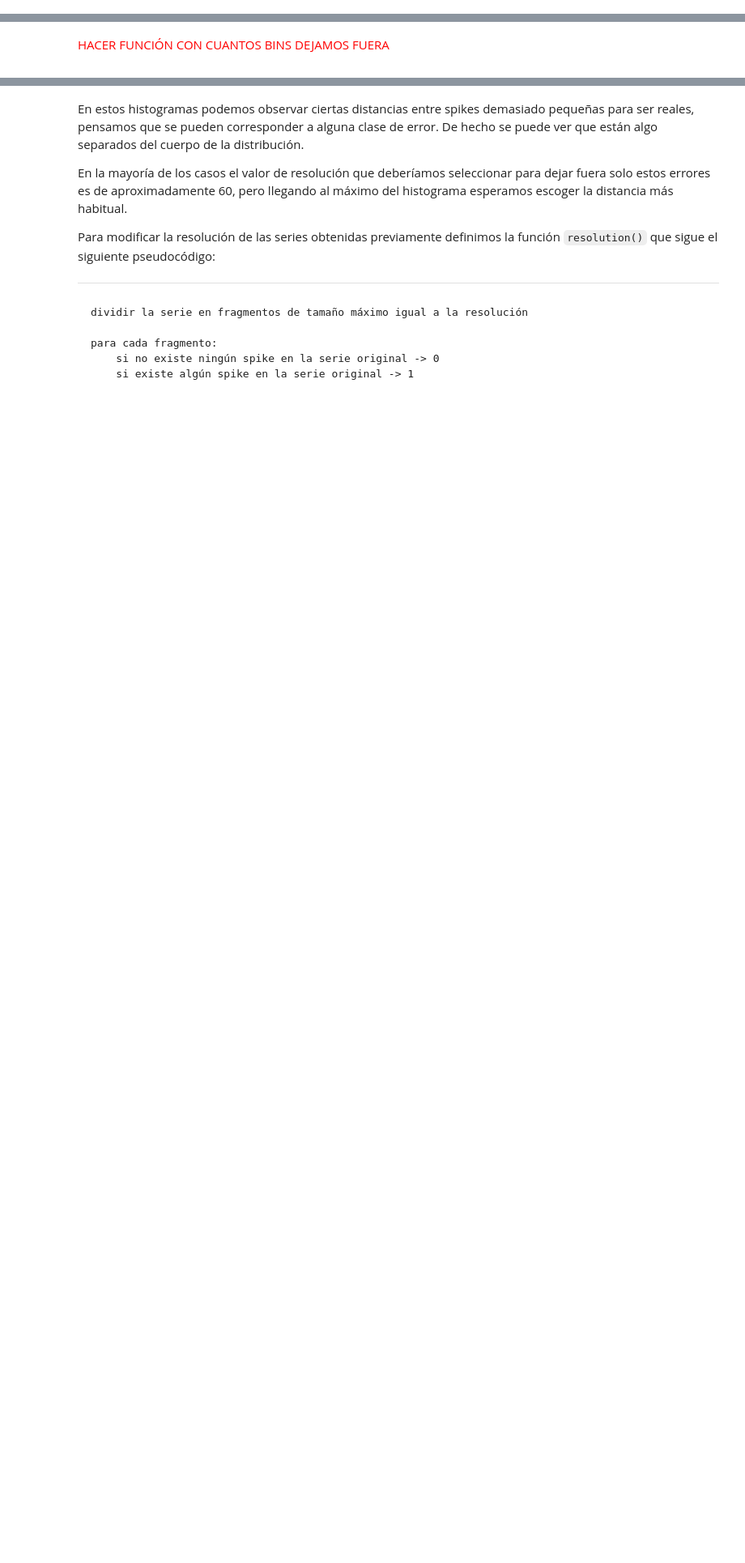
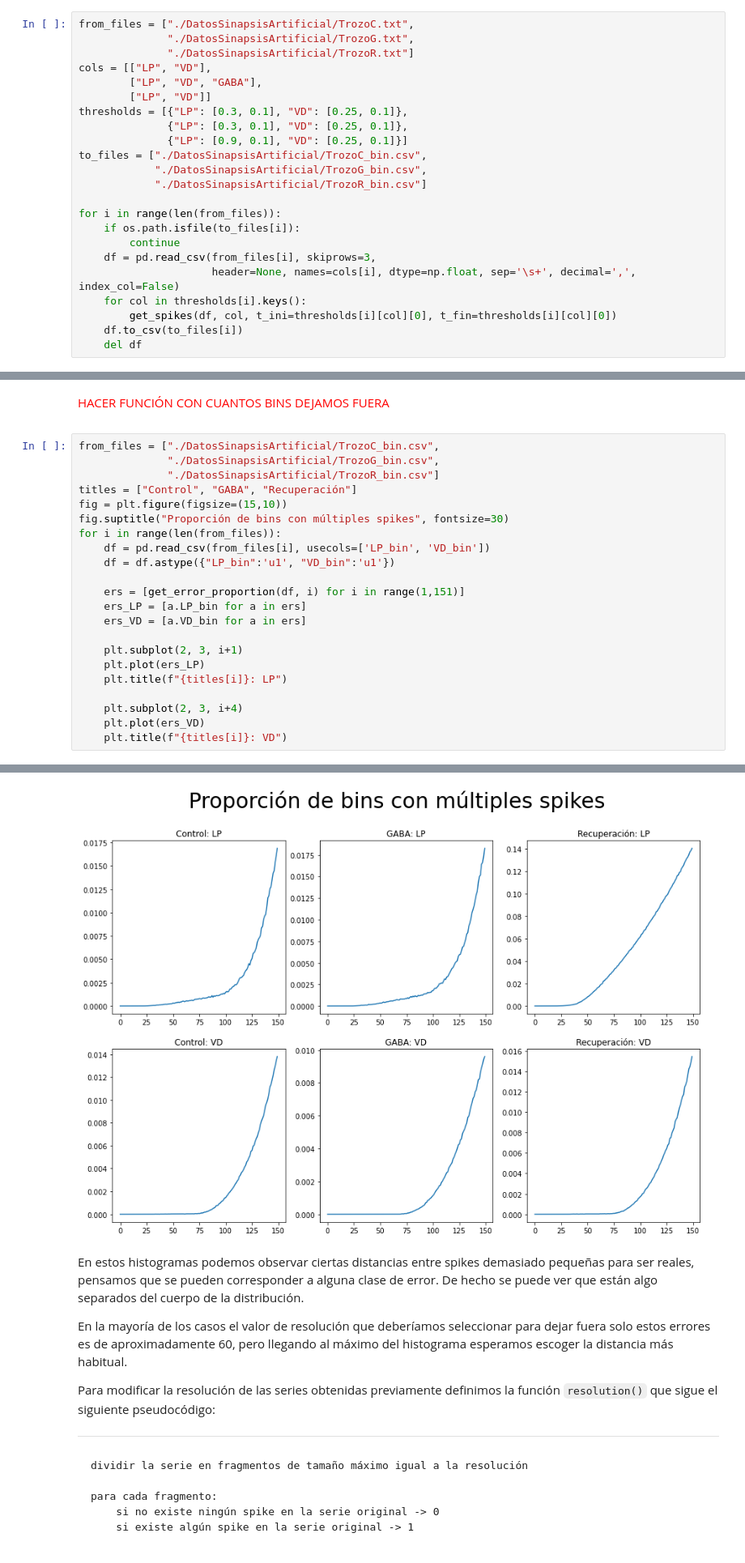
Before and after one commit to OscarGB/MUCD-TI, a Jupyter notebook: TI_practica.ipynb, the cells around one changed output, grey strips where cells are left out. Shown at 81% size. Saved outputs shown, nothing was run; the diff lists cells and outputs as text; blank space fills up the shorter version.

```diff
--- a/TI_practica.ipynb
+++ b/TI_practica.ipynb
@@ -111,0 +92,23 @@ for i in range(len(from_files)):
+# %%
+from_files = ["./DatosSinapsisArtificial/TrozoC.txt",
+              "./DatosSinapsisArtificial/TrozoG.txt",
+              "./DatosSinapsisArtificial/TrozoR.txt"]
+cols = [["LP", "VD"],
+        ["LP", "VD", "GABA"],
+        ["LP", "VD"]]
+thresholds = [{"LP": [0.3, 0.1], "VD": [0.25, 0.1]},
+              {"LP": [0.3, 0.1], "VD": [0.25, 0.1]},
+              {"LP": [0.9, 0.1], "VD": [0.25, 0.1]}]
+to_files = ["./DatosSinapsisArtificial/TrozoC_bin.csv",
+            "./DatosSinapsisArtificial/TrozoG_bin.csv",
+            "./DatosSinapsisArtificial/TrozoR_bin.csv"]
+
+for i in range(len(from_files)):
+    if os.path.isfile(to_files[i]):
+        continue
+    df = pd.read_csv(from_files[i], skiprows=3,
+                     header=None, names=cols[i], dtype=np.float, sep='\s+', decimal=',', index_col=False)
+    for col in thresholds[i].keys():
+        get_spikes(df, col, t_ini=thresholds[i][col][0], t_fin=thresholds[i][col][0])
+    df.to_csv(to_files[i])
+    del df
@@ -186,3 +191,26 @@ for i in range(len(from_files)):
 [figure]
 # %% [markdown]
 <p style="color: red"> HACER FUNCIÓN CON CUANTOS BINS DEJAMOS FUERA <p>
+# %%
+from_files = ["./DatosSinapsisArtificial/TrozoC_bin.csv",
+              "./DatosSinapsisArtificial/TrozoG_bin.csv",
+              "./DatosSinapsisArtificial/TrozoR_bin.csv"]
+titles = ["Control", "GABA", "Recuperación"]
+fig = plt.figure(figsize=(15,10))
+fig.suptitle("Proporción de bins con múltiples spikes", fontsize=30)
+for i in range(len(from_files)):
+    df = pd.read_csv(from_files[i], usecols=['LP_bin', 'VD_bin'])
+    df = df.astype({"LP_bin":'u1', "VD_bin":'u1'})
+
+    ers = [get_error_proportion(df, i) for i in range(1,151)]
+    ers_LP = [a.LP_bin for a in ers]
+    ers_VD = [a.VD_bin for a in ers]
+
+    plt.subplot(2, 3, i+1)
+    plt.plot(ers_LP)
+    plt.title(f"{titles[i]}: LP")
+
+    plt.subplot(2, 3, i+4)
+    plt.plot(ers_VD)
+    plt.title(f"{titles[i]}: VD")
+# %% [output]
@@ -189,3 +220,4 @@ for i in range(len(from_files)):
+[figure, added]
 # %% [markdown]
 En estos histogramas podemos observar ciertas distancias entre spikes demasiado pequeñas para ser reales, pensamos que se pueden corresponder a alguna clase de error. De hecho se puede ver que están algo separados del cuerpo de la distribución.
 
```
Also changed, not shown: parts of 9 cells of this notebook, 1 other file.
